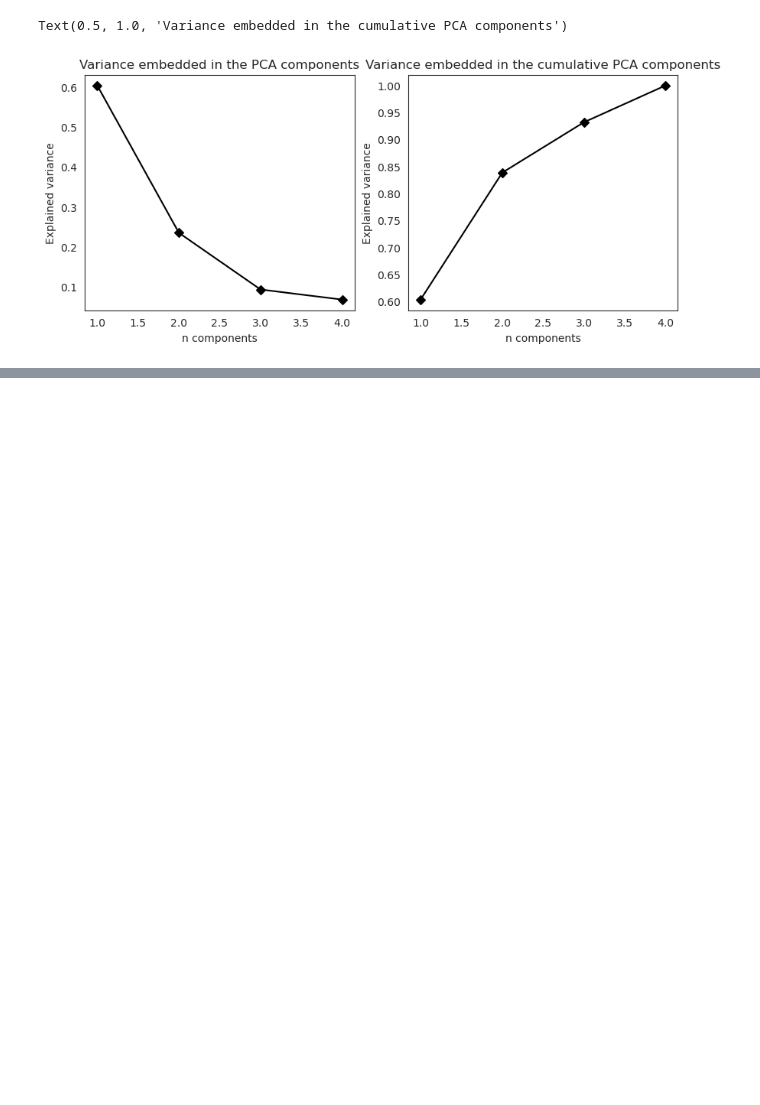
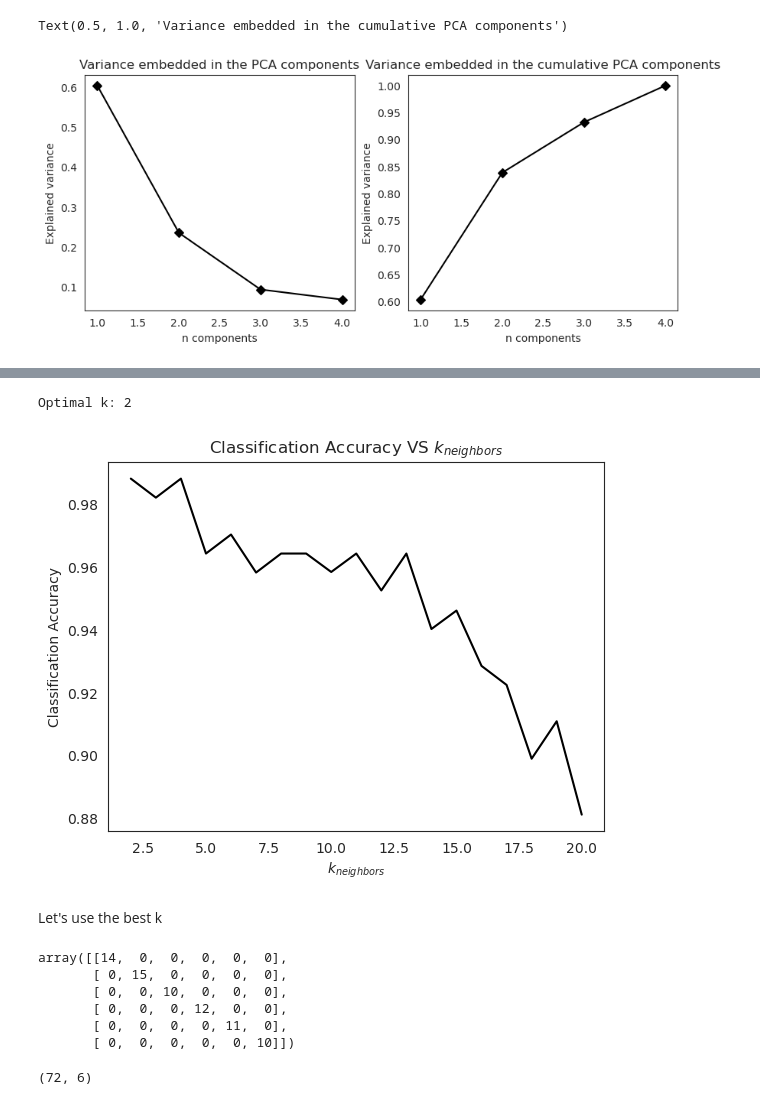
Before and after one commit to SimoneArienti/astrostatistics_bicocca_2024, a Jupyter notebook: working/Ex 13 HR Diagram.ipynb, the cells around one changed output, grey strips where cells are left out. Drawn from its saved outputs; the diff is of its cells as text; code cells hidden in the pictures; blank space fills up the shorter version.

Commit message:
Ask for confusion matrix (?)

```diff
--- a/working/Ex 13 HR Diagram.ipynb
+++ b/working/Ex 13 HR Diagram.ipynb
@@ -241,0 +241,18 @@ Next time ;)
+# %%
+# Split the features (X) from the target (y)
+X = df_stars[['Temperature', 'Luminosity', 'Radius', 'Magnitude']]  # Le colonne numeriche
+y = df_stars['Type']  # La colonna del tipo di stella (target)
+
+# Train/Test splitting
+X_train, X_test, y_train, y_test = train_test_split(X, y, test_size=0.3, random_state=42)
+
+# Scale the data
+scaler = StandardScaler()
+X_train_scaled = scaler.fit_transform(X_train)
+X_test_scaled = scaler.transform(X_test)
+# %%
+knn = KNeighborsClassifier(n_neighbors=5)
+
+knn.fit(X_train_scaled, y_train)
+
+y_pred = knn.predict(X_test_scaled)
@@ -241,0 +278,26 @@ Next time ;)
+# %%
+from sklearn.model_selection import cross_val_score
+
+# Prova valori di k da 1 a 20
+k_values = range(2, 21)
+accuracies = []
+
+for k in k_values:
+    knn = KNeighborsClassifier(n_neighbors=k)
+    scores = cross_val_score(knn, X_train_scaled, y_train, cv=5)  # 5-fold cross-validation
+    accuracies.append(scores.mean())
+
+# Trova il k ottimale
+optimal_k = k_values[np.argmax(accuracies)]
+print("Optimal k:", optimal_k)
+# %% [output]
+Optimal k: 2
+# %%
+plt.plot(k_values, accuracies, color='k')
+plt.xlabel(fr'$k_{{neighbors}}$')
+plt.ylabel('Classification Accuracy')
+plt.title(r'Classification Accuracy VS $k_{{neighbors}}$');
+# %% [output]
+[figure, added]
+# %% [markdown]
+Let's use the best k
@@ -241,0 +309,9 @@ Next time ;)
+# %%
+confusion_matrix(y_test, y_pred_knn)
+# %% [output]
+array([[14,  0,  0,  0,  0,  0],
+       [ 0, 15,  0,  0,  0,  0],
+       [ 0,  0, 10,  0,  0,  0],
+       [ 0,  0,  0, 12,  0,  0],
+       [ 0,  0,  0,  0, 11,  0],
+       [ 0,  0,  0,  0,  0, 10]])
@@ -241,0 +321,8 @@ Next time ;)
+# %%
+label_binarizer = LabelBinarizer()
+label_binarizer.fit(y_train)
+
+y_onehot_test = label_binarizer.transform(y_test)
+y_onehot_test.shape  # (n_samples, n_classes)
+# %% [output]
+(72, 6)
```
Also changed, not shown: parts of 14 cells of this notebook.
